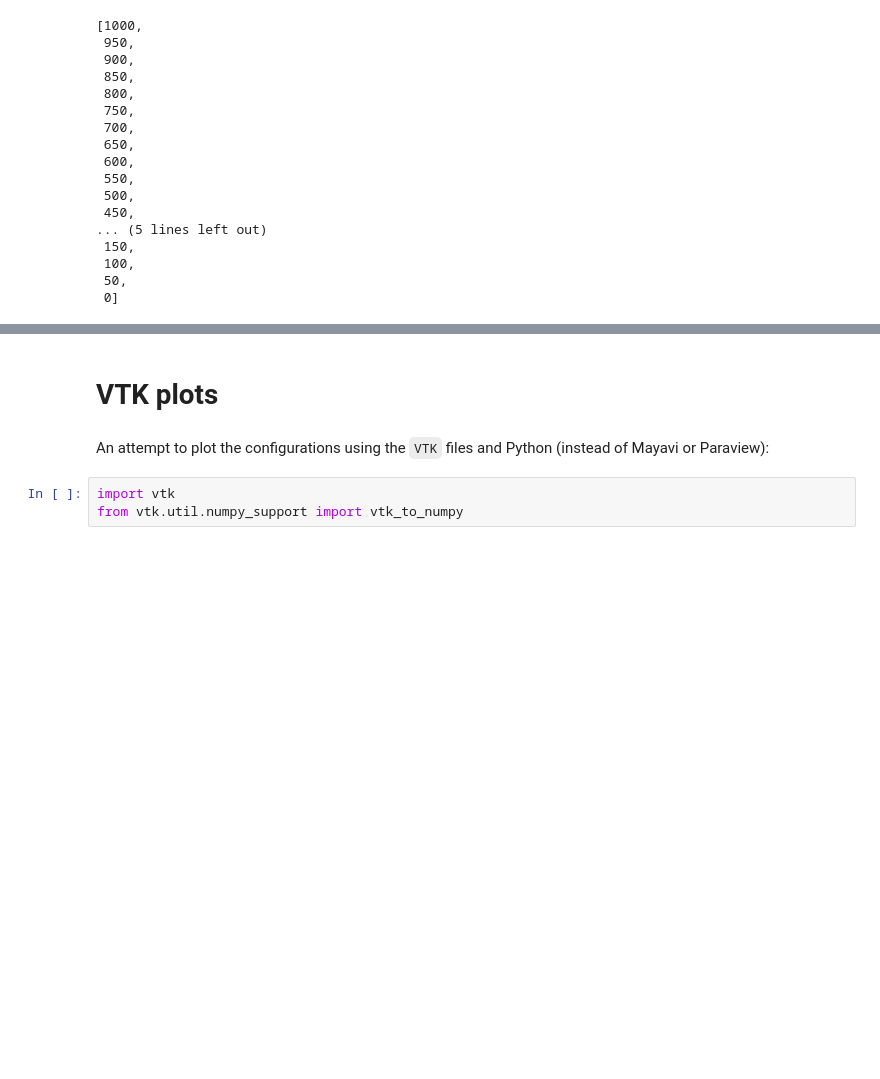
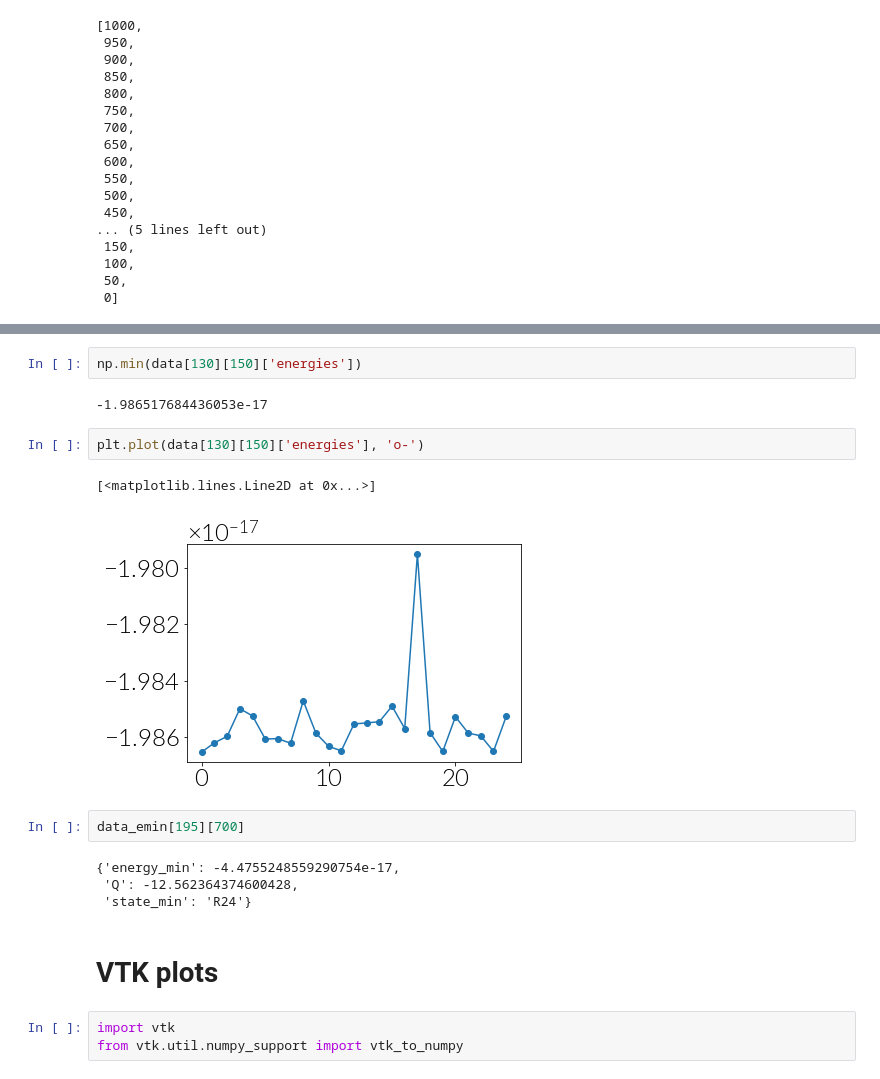
Before and after one commit to davidcortesortuno/paper-2019_nanoscale_skyrmions_target_states_confined_geometries, a Jupyter notebook: notebooks/Hexagons_phase_diagram.ipynb, the cells around one changed output, grey strips where cells are left out. Cells and saved outputs as stored; diff of their text form; blank space fills up the shorter version.

```diff
--- a/notebooks/Hexagons_phase_diagram.ipynb
+++ b/notebooks/Hexagons_phase_diagram.ipynb
@@ -337,7 +345,20 @@ plt.savefig('PdFeIr_phase_diagram_CUT.png', bbox_inches='tight', dpi=300)
+# %%
+np.min(data[130][150]['energies'])
+# %% [output]
+-1.986517684436053e-17
+# %%
+plt.plot(data[130][150]['energies'], 'o-')
+# %% [output]
+[<matplotlib.lines.Line2D at 0x...>]
+[figure, added]
+# %%
+data_emin[195][700]
+# %% [output]
+{'energy_min': -4.4755248559290754e-17,
+ 'Q': -12.562364374600428,
+ 'state_min': 'R24'}
 # %% [markdown]
 # VTK plots
-# %% [markdown]
-An attempt to plot the configurations using the `VTK` files and Python (instead of Mayavi or Paraview):
 # %%
 import vtk
 from vtk.util.numpy_support import vtk_to_numpy
```
Also changed, not shown: parts of 16 cells of this notebook, 3 other files.
